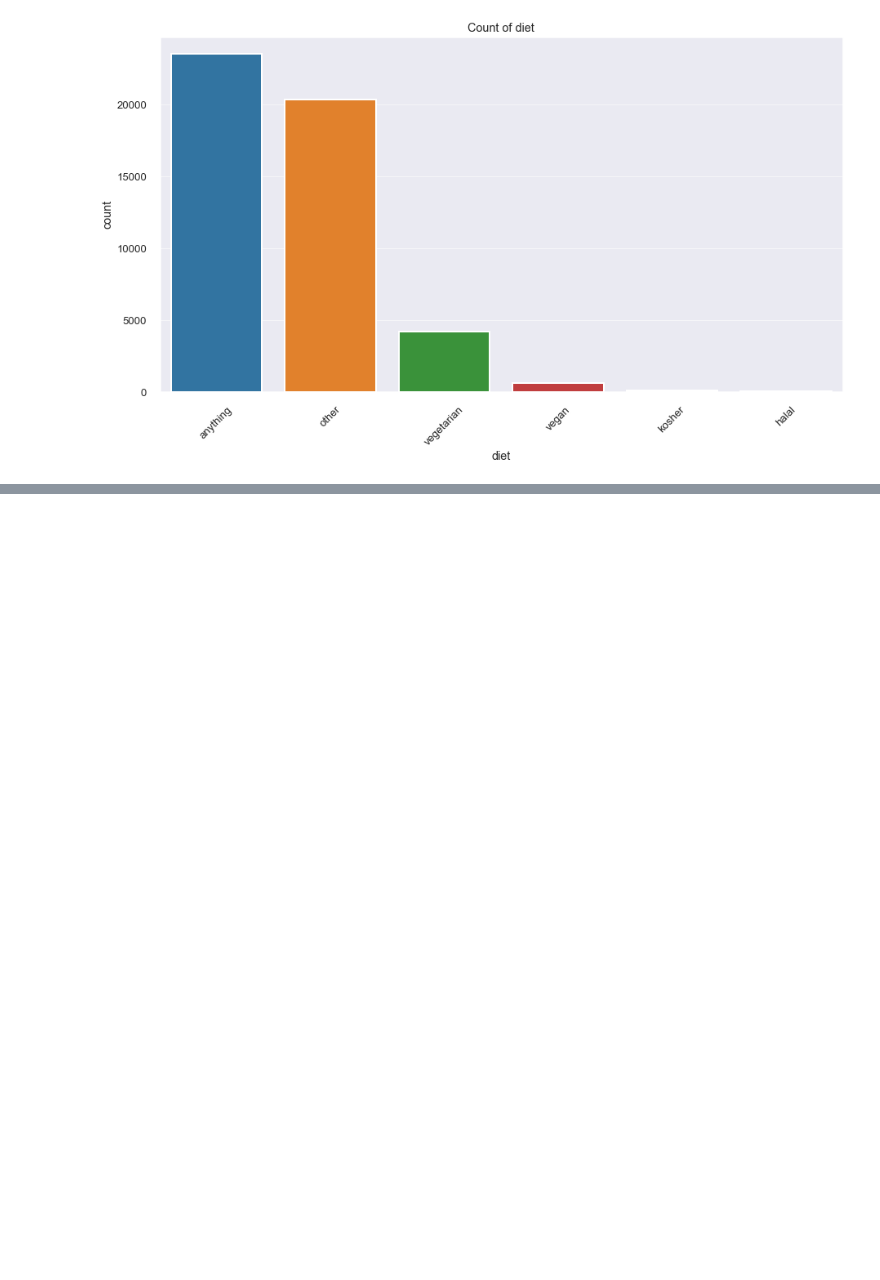
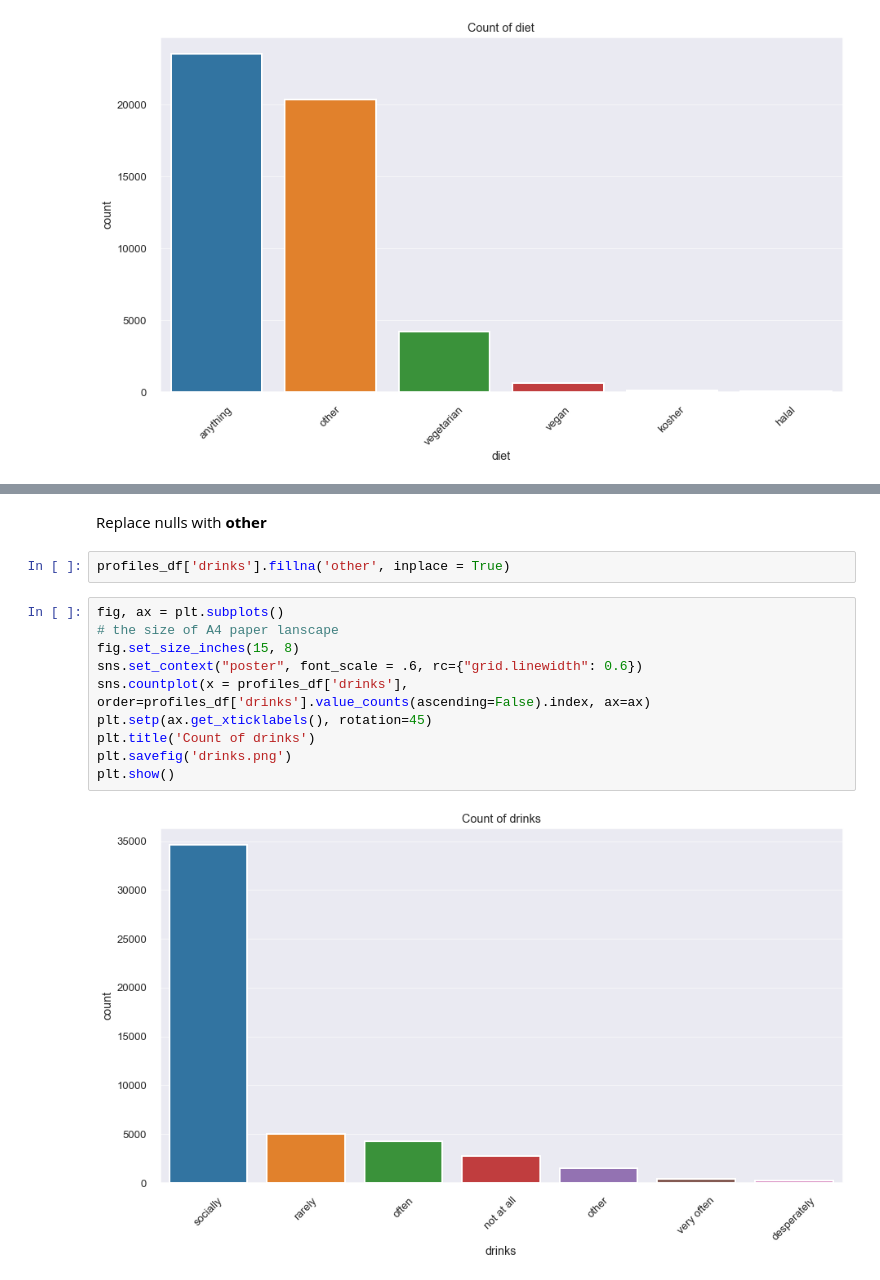
Before and after one commit to LenSin3/OkCupid-Date-a-Scientist, a Jupyter notebook: date-a-scientist.ipynb, the cells around one changed output, grey strips where cells are left out. Saved outputs shown, nothing was run; the diff lists cells and outputs as text; blank space fills up the shorter version.

Commit message:
cleaned and transformed drinks column

```diff
--- a/date-a-scientist.ipynb
+++ b/date-a-scientist.ipynb
@@ -340,0 +359,16 @@ profiles_df.inf
+# %% [markdown]
+Replace nulls with **other**
+# %%
+profiles_df['drinks'].fillna('other', inplace = True)
+# %%
+fig, ax = plt.subplots()
+# the size of A4 paper lanscape
+fig.set_size_inches(15, 8)
+sns.set_context("poster", font_scale = .6, rc={"grid.linewidth": 0.6})
+sns.countplot(x = profiles_df['drinks'], order=profiles_df['drinks'].value_counts(ascending=False).index, ax=ax)
+plt.setp(ax.get_xticklabels(), rotation=45)
+plt.title('Count of drinks')
+plt.savefig('drinks.png')
+plt.show()
+# %% [output]
+[figure, added]
```
Also changed, not shown: parts of 5 cells of this notebook, 1 other file.
